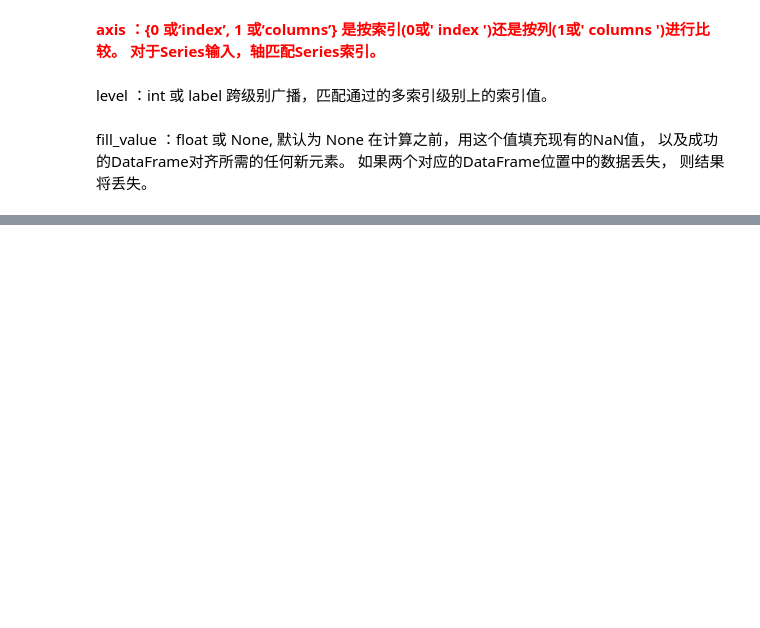
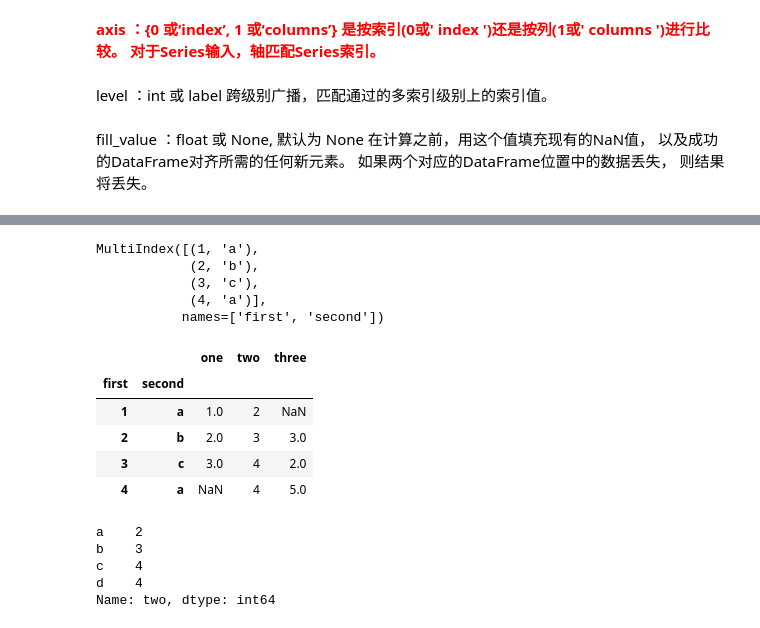
Before and after one commit to mangxiao2018/PandasSample, a Jupyter notebook: 100004-必会函数.ipynb, the cells around one changed output, grey strips where cells are left out. Drawn from its saved outputs; the diff is of its cells as text; code cells hidden in the pictures; blank space fills up the shorter version.

```diff
--- a/100004-必会函数.ipynb
+++ b/100004-必会函数.ipynb
@@ -254,3 +254,5 @@ fill_value ：float 或 None, 默认为 None
 以及成功的DataFrame对齐所需的任何新元素。
 如果两个对应的DataFrame位置中的数据丢失，
 则结果将丢失。
+# %%
+dfmi = df.copy()
@@ -256,0 +267,27 @@ fill_value ：float 或 None, 默认为 None
+# %%
+dfmi.index = pd.MultiIndex.from_tuples([(1,"a"),(2,"b"),(3,"c"),(4,"a")],names=["first", "second"])
+# %%
+dfmi.index
+# %% [output]
+MultiIndex([(1, 'a'),
+            (2, 'b'),
+            (3, 'c'),
+            (4, 'a')],
+           names=['first', 'second'])
+# %%
+dfmi
+# %% [output]
+|  |  | one | two | three |
+| first | second |  |  |  |
+| 1 | a | 1.0 | 2 | NaN |
+| 2 | b | 2.0 | 3 | 3.0 |
+| 3 | c | 3.0 | 4 | 2.0 |
+| 4 | a | NaN | 4 | 5.0 |
+# %%
+column
+# %% [output]
+a    2
+b    3
+c    4
+d    4
+Name: two, dtype: int64
```
Also changed, not shown: parts of 15 cells of this notebook.
